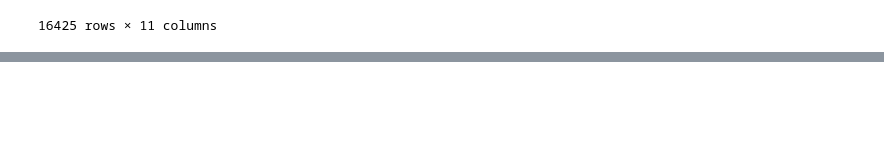
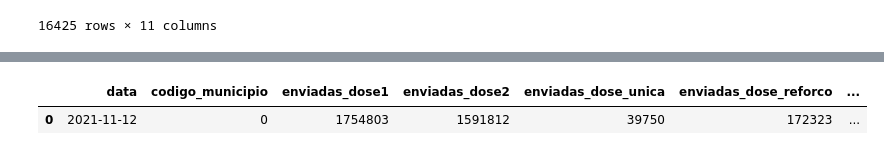
Before and after one commit to dadosabertossergipe/covid19, a Jupyter notebook: br-se-covid19-vacinacao/code/ProcessaVacinacao.ipynb, the cells around one changed output, grey strips where cells are left out. Cells and saved outputs as stored; diff of their text form; code cells hidden in the pictures; blank space fills up the shorter version.

```diff
--- a/br-se-covid19-vacinacao/code/ProcessaVacinacao.ipynb
+++ b/br-se-covid19-vacinacao/code/ProcessaVacinacao.ipynb
@@ -384,0 +414,9 @@ final_.to_csv("../output/vacinacao_municipios_se.csv", index=False)
+# %%
+total_estado = data_final[data_final['data'] == data_final.data.max()]
+total_estado = total_estado.groupby(by=['data']).agg('sum')
+total_estado = total_estado.reset_index(drop=False)
+total_estado['codigo_municipio'] = 0
+total_estado
+# %% [output]
+|  | data | codigo_municipio | enviadas_dose1 | enviadas_dose2 | enviadas_dose_unica | enviadas_dose_reforco | ... |
+| 0 | 2021-11-12 | 0 | 1754803 | 1591812 | 39750 | 172323 | ... |
```
Also changed, not shown: parts of 16 cells of this notebook, 1 other file.
